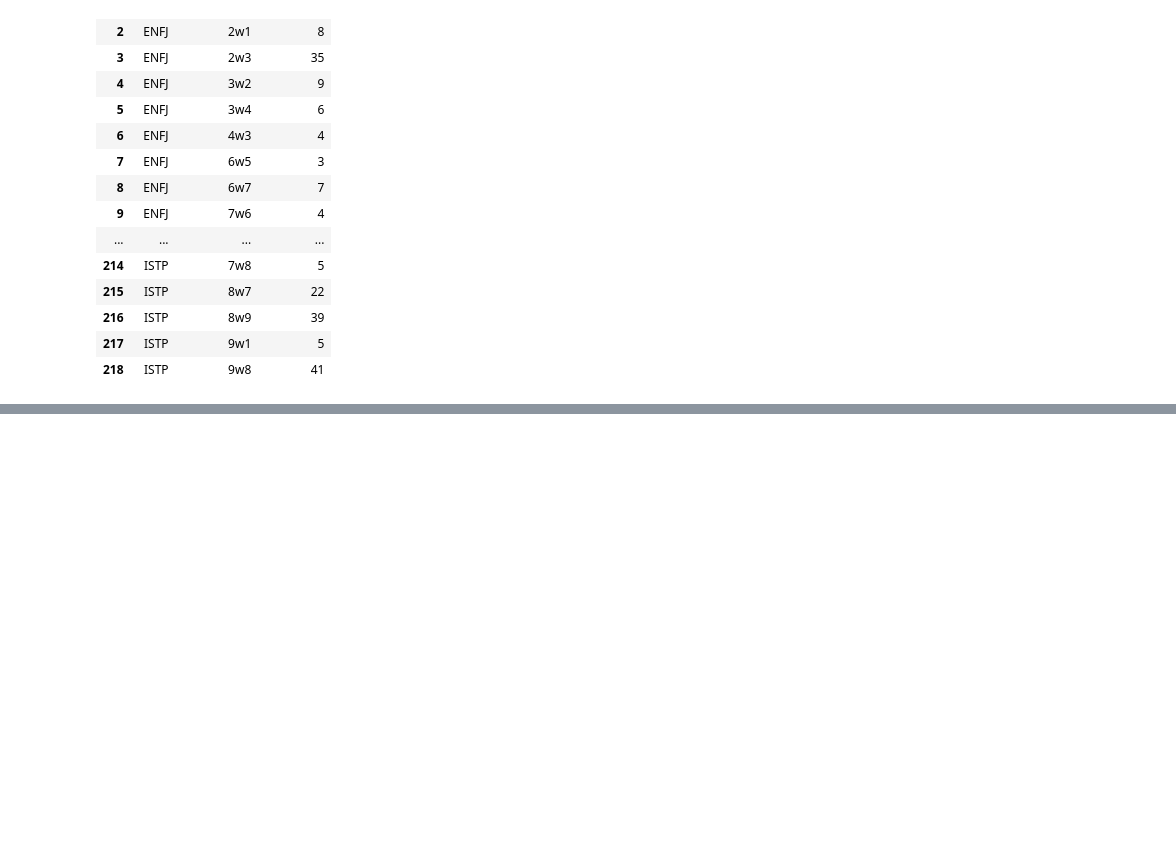
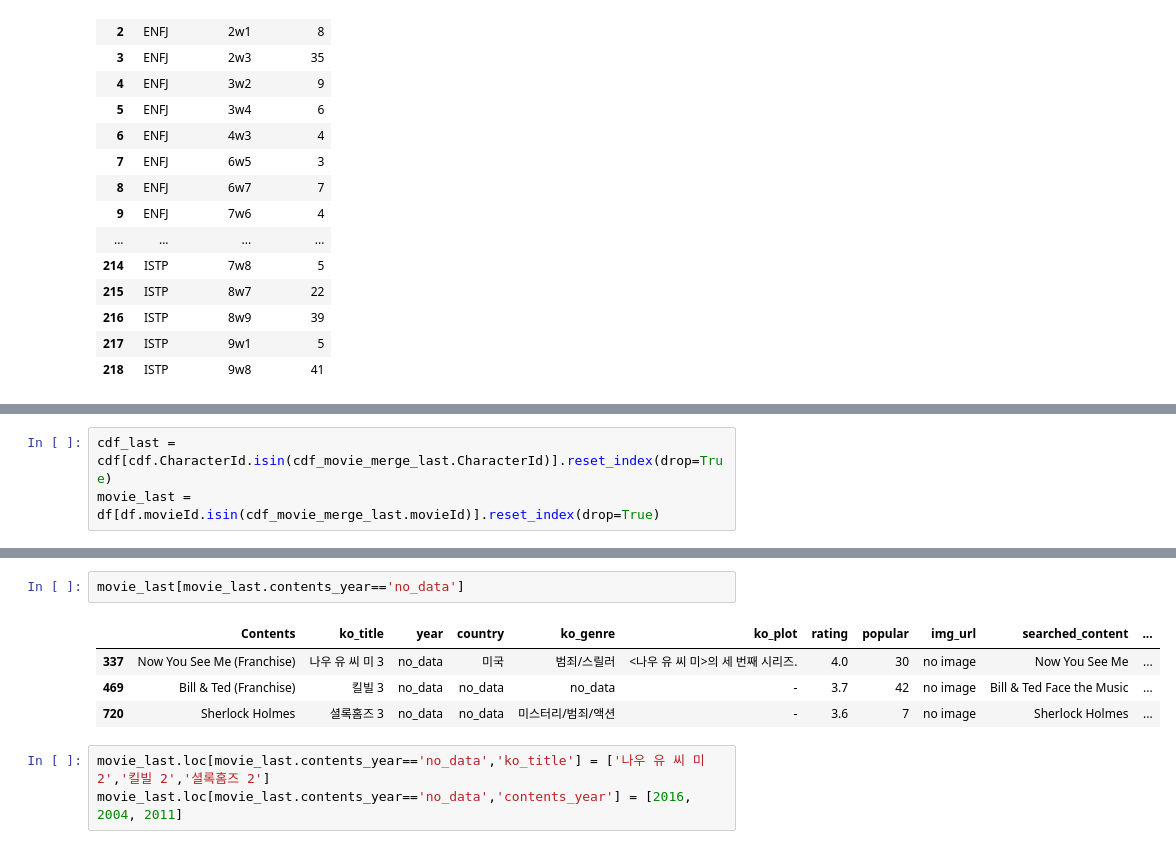
Before and after one commit to boostcampaitech4lv23recsys2/level3_productserving-level3-recsys-08, a Jupyter notebook: Data/DataProcessing/Charecter_Movie_4035_Data_주연_조연_Processing.ipynb, the cells around one changed output, grey strips where cells are left out. Drawn from its saved outputs; the diff is of its cells as text; blank space fills up the shorter version.

```diff
--- a/Data/DataProcessing/Charecter_Movie_4035_Data_주연_조연_Processing.ipynb
+++ b/Data/DataProcessing/Charecter_Movie_4035_Data_주연_조연_Processing.ipynb
@@ -552,0 +552,3 @@ cdf_movie_merge_last.groupby(["MBTI","Enneagram"]).Character.count().reset_index
+# %%
+cdf_last = cdf[cdf.CharacterId.isin(cdf_movie_merge_last.CharacterId)].reset_index(drop=True)
+movie_last = df[df.movieId.isin(cdf_movie_merge_last.movieId)].reset_index(drop=True)
@@ -552,0 +568,10 @@ cdf_movie_merge_last.groupby(["MBTI","Enneagram"]).Character.count().reset_index
+# %%
+movie_last[movie_last.contents_year=='no_data']
+# %% [output]
+|  | Contents | ko_title | year | country | ko_genre | ko_plot | rating | popular | img_url | searched_content | ... |
+| 337 | Now You See Me (Franchise) | 나우 유 씨 미 3 | no_data | 미국 | 범죄/스릴러 | <나우 유 씨 미>의 세 번째 시리즈. | 4.0 | 30 | no image | Now You See Me | ... |
+| 469 | Bill & Ted (Franchise) | 킬빌 3 | no_data | no_data | no_data | - | 3.7 | 42 | no image | Bill & Ted Face the Music | ... |
+| 720 | Sherlock Holmes | 셜록홈즈 3 | no_data | no_data | 미스터리/범죄/액션 | - | 3.6 | 7 | no image | Sherlock Holmes | ... |
+# %%
+movie_last.loc[movie_last.contents_year=='no_data','ko_title'] = ['나우 유 씨 미 2','킬빌 2','셜록홈즈 2']
+movie_last.loc[movie_last.contents_year=='no_data','contents_year'] = [2016, 2004, 2011]
```
Also changed, not shown: parts of 40 cells of this notebook.
